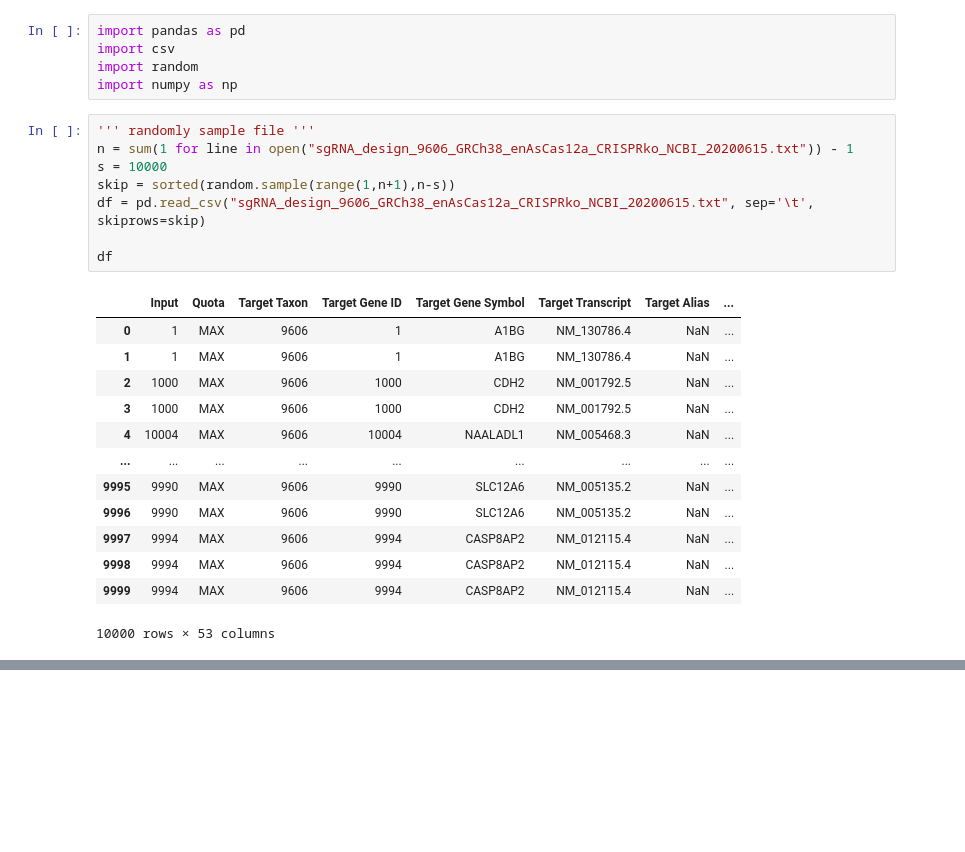
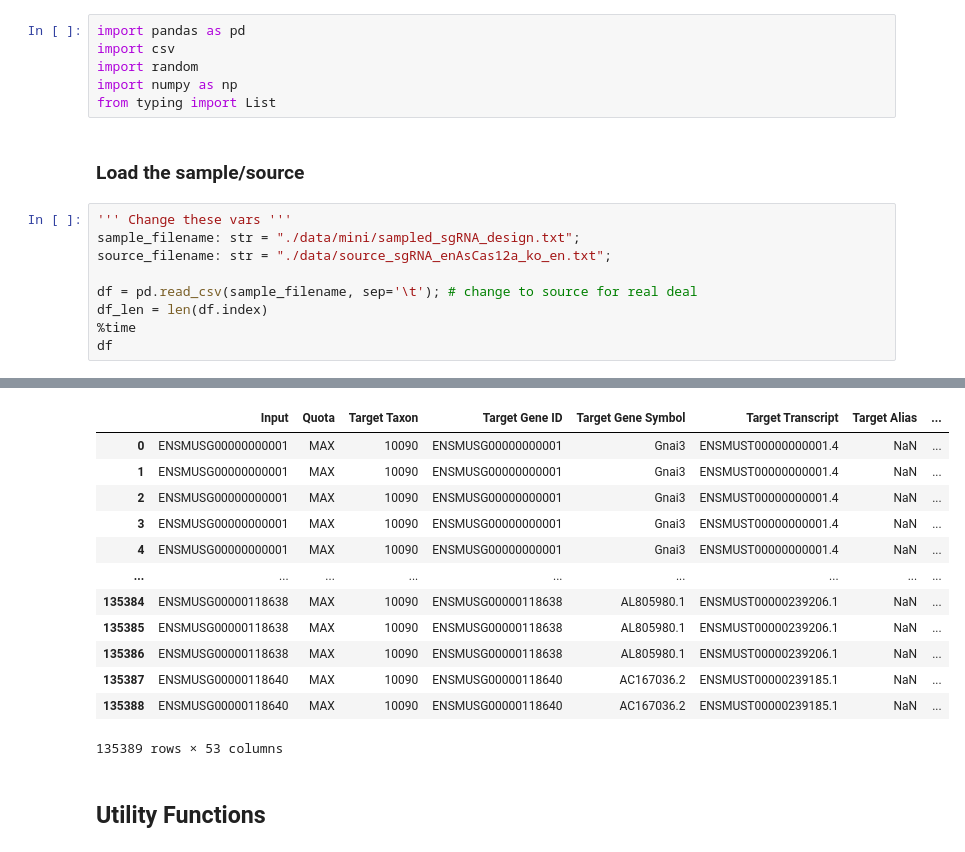
Before and after one commit to ivalexander13/Gilbert-Lab-CRISPR-cas12a-sgRNA-Design, a Jupyter notebook: main.ipynb, the cells around one changed output, grey strips where cells are left out. Drawn from its saved outputs; the diff is of its cells as text; blank space fills up the shorter version.

```diff
--- a/main.ipynb
+++ b/main.ipynb
@@ -3,25 +3,16 @@ import pandas as pd
 import csv
 import random
 import numpy as np
+from typing import List
-# %%
-''' randomly sample file '''
-n = sum(1 for line in open("sgRNA_design_9606_GRCh38_enAsCas12a_CRISPRko_NCBI_20200615.txt")) - 1
-s = 10000
-skip = sorted(random.sample(range(1,n+1),n-s))
-df = pd.read_csv("sgRNA_design_9606_GRCh38_enAsCas12a_CRISPRko_NCBI_20200615.txt", sep='\t', skiprows=skip)
-
-df
-# %% [output]
-|  | Input | Quota | Target Taxon | Target Gene ID | Target Gene Symbol | Target Transcript | Target Alias | ... |
-| 0 | 1 | MAX | 9606 | 1 | A1BG | NM_130786.4 | NaN | ... |
-| 1 | 1 | MAX | 9606 | 1 | A1BG | NM_130786.4 | NaN | ... |
-| 2 | 1000 | MAX | 9606 | 1000 | CDH2 | NM_001792.5 | NaN | ... |
-| 3 | 1000 | MAX | 9606 | 1000 | CDH2 | NM_001792.5 | NaN | ... |
-| 4 | 10004 | MAX | 9606 | 10004 | NAALADL1 | NM_005468.3 | NaN | ... |
-| ... | ... | ... | ... | ... | ... | ... | ... | ... |
-| 9995 | 9990 | MAX | 9606 | 9990 | SLC12A6 | NM_005135.2 | NaN | ... |
-| 9996 | 9990 | MAX | 9606 | 9990 | SLC12A6 | NM_005135.2 | NaN | ... |
-| 9997 | 9994 | MAX | 9606 | 9994 | CASP8AP2 | NM_012115.4 | NaN | ... |
-| 9998 | 9994 | MAX | 9606 | 9994 | CASP8AP2 | NM_012115.4 | NaN | ... |
-| 9999 | 9994 | MAX | 9606 | 9994 | CASP8AP2 | NM_012115.4 | NaN | ... |
-10000 rows × 53 columns
+# %% [markdown]
+### Load the sample/source
+# %%
+''' Change these vars '''
+sample_filename: str = "./data/mini/sampled_sgRNA_design.txt";
+source_filename: str = "./data/source_sgRNA_enAsCas12a_ko_en.txt";
+
+df = pd.read_csv(sample_filename, sep='\t'); # change to source for real deal
+df_len = len(df.index)
+%time
+df
+# %% [output]
@@ -27,0 +21,15 @@ df
+|  | Input | Quota | Target Taxon | Target Gene ID | Target Gene Symbol | Target Transcript | Target Alias | ... |
+| 0 | ENSMUSG00000000001 | MAX | 10090 | ENSMUSG00000000001 | Gnai3 | ENSMUST00000000001.4 | NaN | ... |
+| 1 | ENSMUSG00000000001 | MAX | 10090 | ENSMUSG00000000001 | Gnai3 | ENSMUST00000000001.4 | NaN | ... |
+| 2 | ENSMUSG00000000001 | MAX | 10090 | ENSMUSG00000000001 | Gnai3 | ENSMUST00000000001.4 | NaN | ... |
+| 3 | ENSMUSG00000000001 | MAX | 10090 | ENSMUSG00000000001 | Gnai3 | ENSMUST00000000001.4 | NaN | ... |
+| 4 | ENSMUSG00000000001 | MAX | 10090 | ENSMUSG00000000001 | Gnai3 | ENSMUST00000000001.4 | NaN | ... |
+| ... | ... | ... | ... | ... | ... | ... | ... | ... |
+| 135384 | ENSMUSG00000118638 | MAX | 10090 | ENSMUSG00000118638 | AL805980.1 | ENSMUST00000239206.1 | NaN | ... |
+| 135385 | ENSMUSG00000118638 | MAX | 10090 | ENSMUSG00000118638 | AL805980.1 | ENSMUST00000239206.1 | NaN | ... |
+| 135386 | ENSMUSG00000118638 | MAX | 10090 | ENSMUSG00000118638 | AL805980.1 | ENSMUST00000239206.1 | NaN | ... |
+| 135387 | ENSMUSG00000118640 | MAX | 10090 | ENSMUSG00000118640 | AC167036.2 | ENSMUST00000239185.1 | NaN | ... |
+| 135388 | ENSMUSG00000118640 | MAX | 10090 | ENSMUSG00000118640 | AC167036.2 | ENSMUST00000239185.1 | NaN | ... |
+135389 rows × 53 columns
+# %% [markdown]
+## Utility Functions
```
Also changed, not shown: parts of 12 cells of this notebook.
